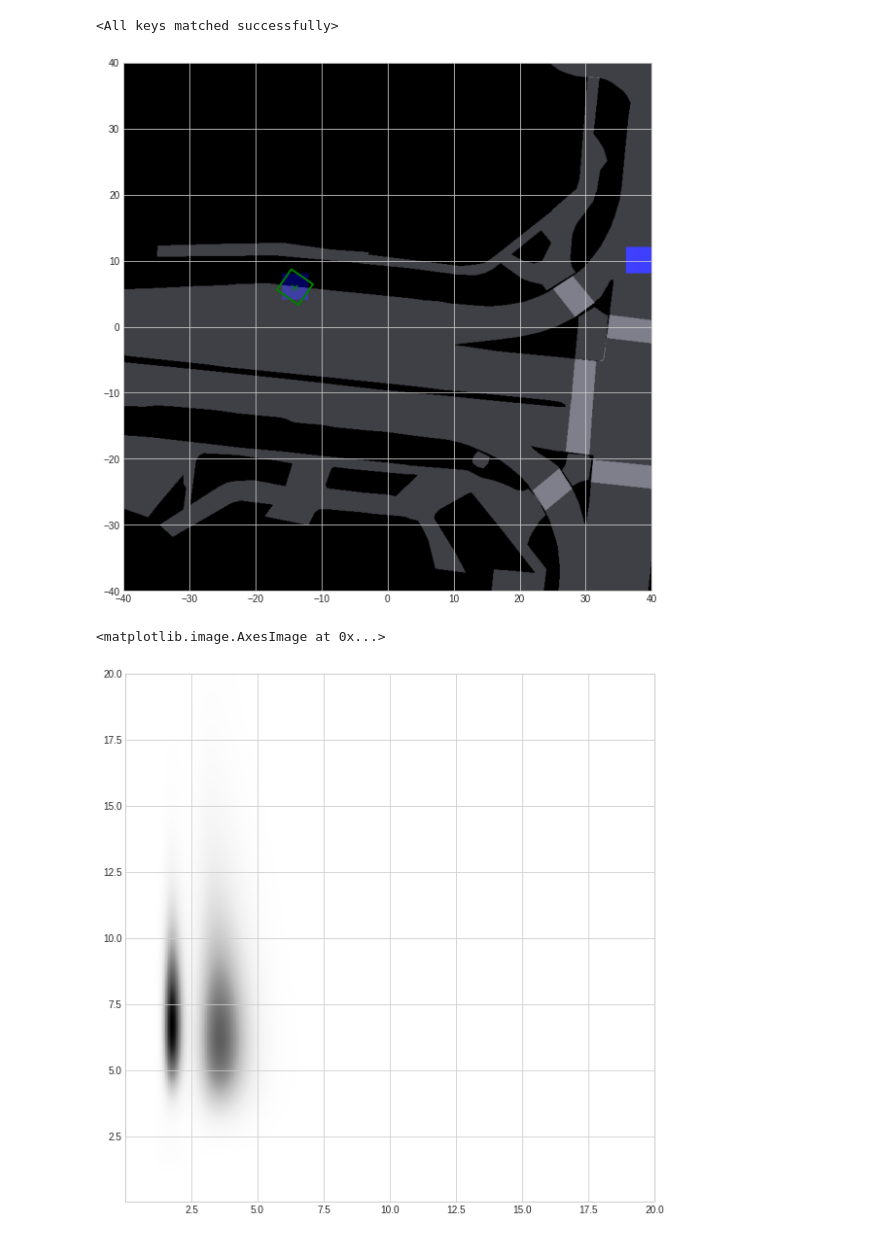
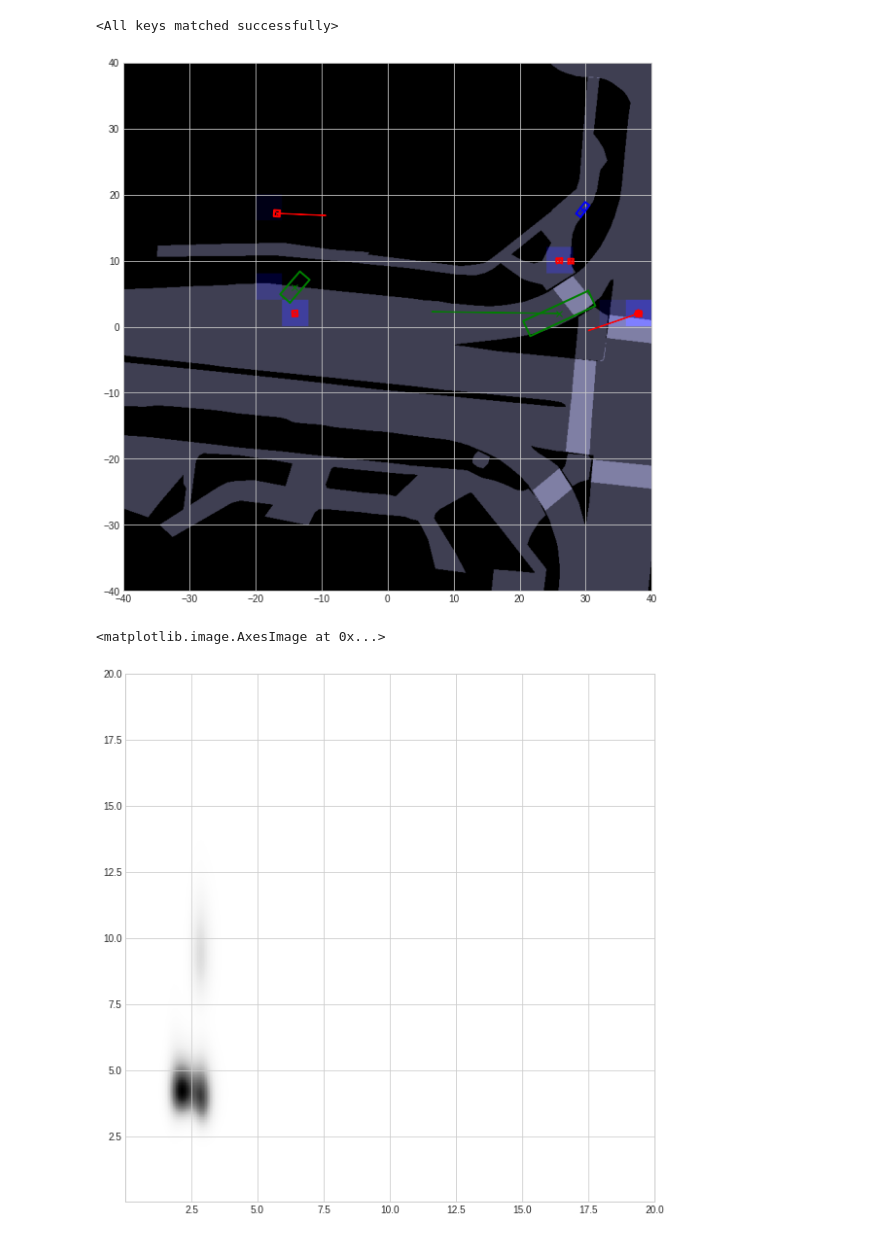
Before and after one commit to Abracadabra0/ATISS-Traffic, a Jupyter notebook: visualize.ipynb, the cells around one changed output. Drawn from its saved outputs; the diff is of its cells as text; code cells hidden in the pictures.

```diff
--- a/visualize.ipynb
+++ b/visualize.ipynb
@@ -19,14 +19,14 @@ def to_numpy(data: dict):
             to_numpy(data[k])
 # %%
 plt.ion()
-np.random.seed(0)
-torch.manual_seed(0)
+# np.random.seed(0)
+# torch.manual_seed(0)
 dataset = NuScenesDataset("/media/yifanlin/My Passport/data/nuScene-processed", train=True)
 axes_limit = 40
 cat2color = {1: 'red', 2: 'blue', 3: 'green'}
 feature_extractor = ResNet18(4, 512)
-model = AutoregressiveTransformer(feature_extractor)
-model.load_state_dict(torch.load('./ckpts/exp'))
+model = AutoregressiveTransformer(feature_extractor, None)
+model.load_state_dict(torch.load('./ckpts/reduced'))
 # %% [output]
 <All keys matched successfully>
 # %%
@@ -36,7 +36,7 @@ for k in data:
     data[k] = input_data[k].squeeze(0).numpy()
 # %%
 condition = {
-    "category": None,  # int
+    "category": 1,  # int
     "location": None,  # (1, 2)
     "bbox": None,  # (1, 2), (1, 1)
     "velocity": None  # (1, 1), (1, 1), (1, 1)
@@ -67,34 +67,35 @@ map_layers = np.stack([map_layers] * 3, axis=-1)
 grid = np.meshgrid(np.arange(-axes_limit, axes_limit, 4), np.flip(np.arange(-axes_limit, axes_limit, 4)))
 grid = np.stack(grid, axis=-1)
 grid = (grid + 40) // 4
 grid = grid[..., 0] * 20 + grid[..., 1]
 prob_map = np.exp(probs['location'].log_prob(torch.tensor(grid)).numpy())
+prob_map /= np.sum(prob_map)
 prob_map = np.kron(prob_map, np.ones((40, 40)))
 map_layers[..., 2] += prob_map
 map_layers[..., 2] /= map_layers[..., 2].max()
 ax.imshow(map_layers, extent=[-axes_limit, axes_limit, -axes_limit, axes_limit])
 for i in range(length.item()):
     if data['category'][i] != 0:
         color = cat2color[data['category'][i]]
         loc = data['location'][i]
         ax.plot(loc[0], loc[1], 'x', color=color)
         w, l, theta = data['bbox'][i]
         corners = np.array([[l / 2, w / 2],
                             [-l / 2, w / 2],
                             [-l / 2, -w / 2],
                             [l / 2, -w / 2],
                             [l / 2, w / 2]])
         rotation = np.array([[np.cos(theta), np.sin(theta)],
                              [-np.sin(theta), np.cos(theta)]])
         corners = np.dot(corners, rotation) + loc
         ax.plot(corners[:, 0], corners[:, 1], color=color, linewidth=2)
         speed, omega = data['velocity'][i]
         rotation = np.array([[np.cos(omega), np.sin(omega)],
                              [-np.sin(omega), np.cos(omega)]])
         velocity = np.dot(np.array([speed, 0]), rotation)
         ax.arrow(loc[0], loc[1], velocity[0] * 5, velocity[1] * 5, color=color, width=0.05)
 # %% [output]
-[figure, old version]
+[figure, new version]
 # %%
 grid = np.meshgrid(np.linspace(0.01, 20, 200), np.linspace(20, 0.01, 200))
 grid = np.stack(grid, axis=-1)
@@ -103,7 +104,7 @@ plt.figure(figsize=(10, 10))
 plt.imshow(prob_map, extent=[0.01, 20, 0.01, 20])
 # %% [output]
 <matplotlib.image.AxesImage at 0x...>
-[figure, old version]
+[figure, new version]
 # %%
 grid = np.linspace(0, 2 * np.pi, 200)[..., None]
 prob_map = np.exp(probs['theta'].log_prob(torch.tensor(grid)).numpy())
```
Also changed, not shown: parts of 8 cells of this notebook, 2 other files.
